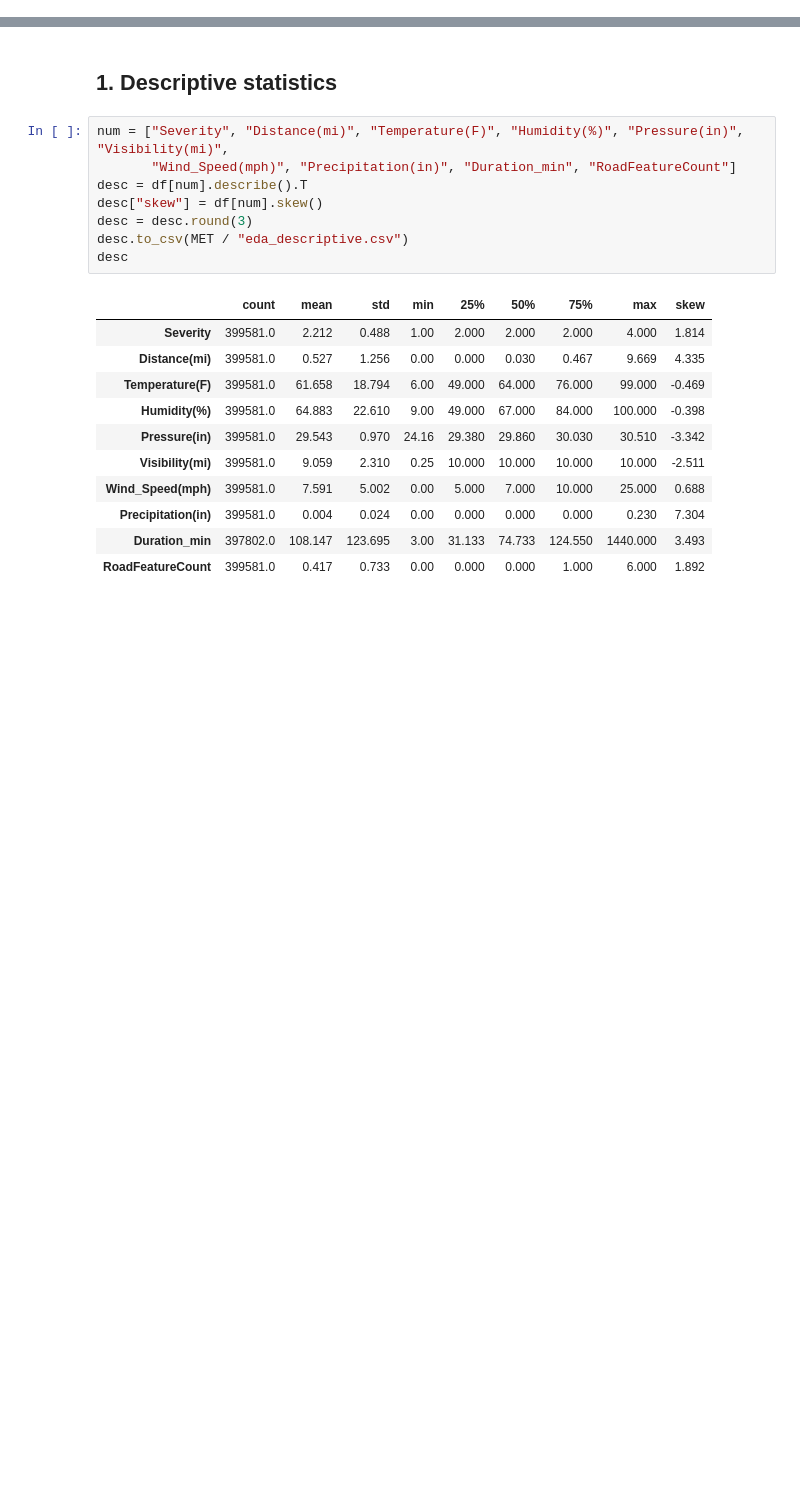
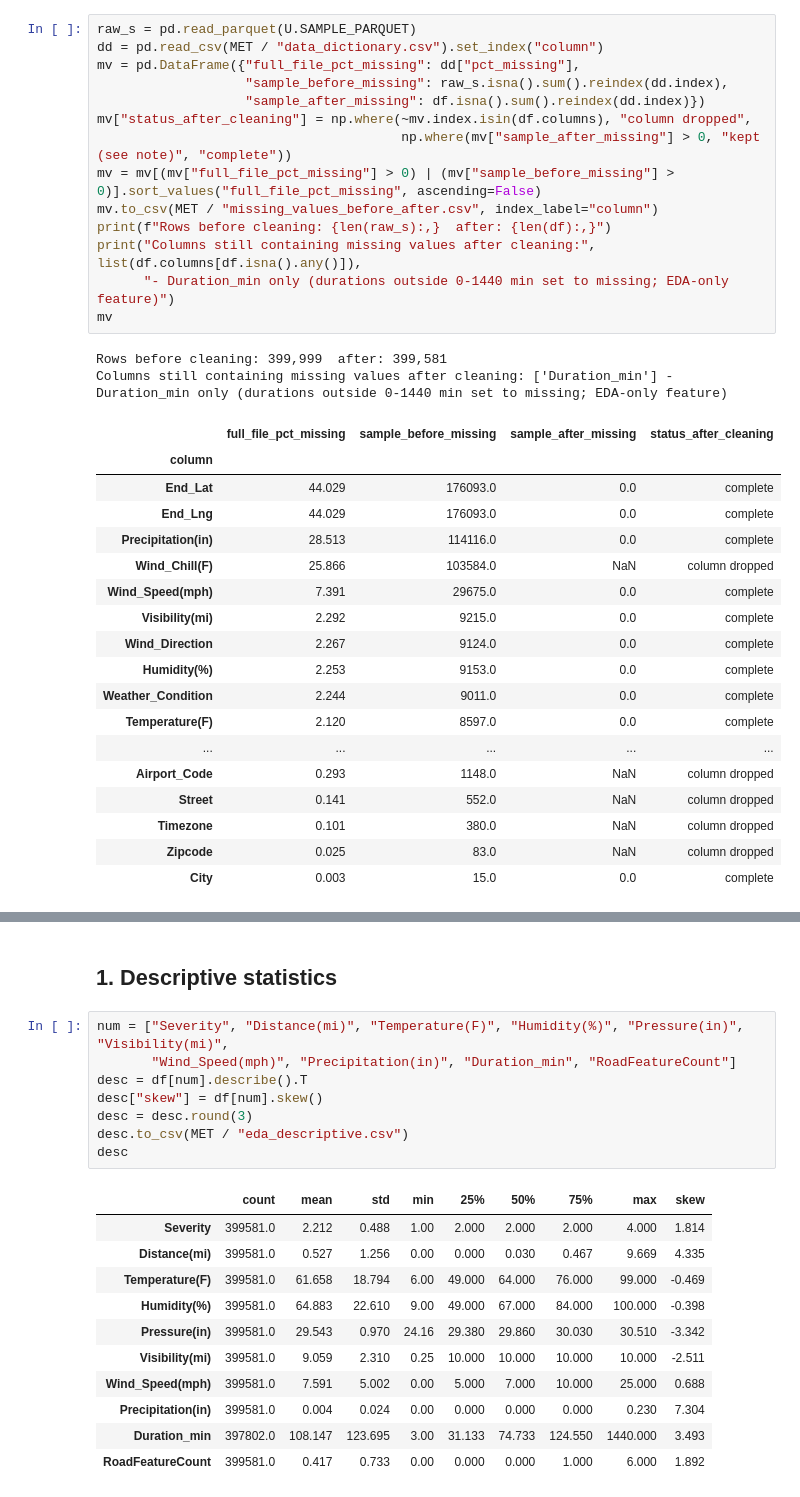
Before and after one commit to Abin-Shaji-Thomas/Smart-Traffic-Accident-Analysis-and-Severity-Prediction, a Jupyter notebook: notebooks/02_eda.ipynb, the cells around one changed output, grey strips where cells are left out. Cells and saved outputs as stored; diff of their text form; blank space fills up the shorter version.

```diff
--- a/notebooks/02_exploratory_data_analysis.ipynb
+++ b/notebooks/02_eda.ipynb
@@ -38,0 +43,35 @@ Rows: 399,581  Columns: 45
+# %%
+raw_s = pd.read_parquet(U.SAMPLE_PARQUET)
+dd = pd.read_csv(MET / "data_dictionary.csv").set_index("column")
+mv = pd.DataFrame({"full_file_pct_missing": dd["pct_missing"],
+                   "sample_before_missing": raw_s.isna().sum().reindex(dd.index),
+                   "sample_after_missing": df.isna().sum().reindex(dd.index)})
+mv["status_after_cleaning"] = np.where(~mv.index.isin(df.columns), "column dropped",
+                                       np.where(mv["sample_after_missing"] > 0, "kept (see note)", "complete"))
+mv = mv[(mv["full_file_pct_missing"] > 0) | (mv["sample_before_missing"] > 0)].sort_values("full_file_pct_missing", ascending=False)
+mv.to_csv(MET / "missing_values_before_after.csv", index_label="column")
+print(f"Rows before cleaning: {len(raw_s):,}  after: {len(df):,}")
+print("Columns still containing missing values after cleaning:", list(df.columns[df.isna().any()]),
+      "- Duration_min only (durations outside 0-1440 min set to missing; EDA-only feature)")
+mv
+# %% [output]
+Rows before cleaning: 399,999  after: 399,581
+Columns still containing missing values after cleaning: ['Duration_min'] - Duration_min only (durations outside 0-1440 min set to missing; EDA-only feature)
+|  | full_file_pct_missing | sample_before_missing | sample_after_missing | status_after_cleaning |
+| column |  |  |  |  |
+| End_Lat | 44.029 | 176093.0 | 0.0 | complete |
+| End_Lng | 44.029 | 176093.0 | 0.0 | complete |
+| Precipitation(in) | 28.513 | 114116.0 | 0.0 | complete |
+| Wind_Chill(F) | 25.866 | 103584.0 | NaN | column dropped |
+| Wind_Speed(mph) | 7.391 | 29675.0 | 0.0 | complete |
+| Visibility(mi) | 2.292 | 9215.0 | 0.0 | complete |
+| Wind_Direction | 2.267 | 9124.0 | 0.0 | complete |
+| Humidity(%) | 2.253 | 9153.0 | 0.0 | complete |
+| Weather_Condition | 2.244 | 9011.0 | 0.0 | complete |
+| Temperature(F) | 2.120 | 8597.0 | 0.0 | complete |
+| ... | ... | ... | ... | ... |
+| Airport_Code | 0.293 | 1148.0 | NaN | column dropped |
+| Street | 0.141 | 552.0 | NaN | column dropped |
+| Timezone | 0.101 | 380.0 | NaN | column dropped |
+| Zipcode | 0.025 | 83.0 | NaN | column dropped |
+| City | 0.003 | 15.0 | 0.0 | complete |
```
Also changed, not shown: parts of 12 cells of this notebook, 7 other files.
